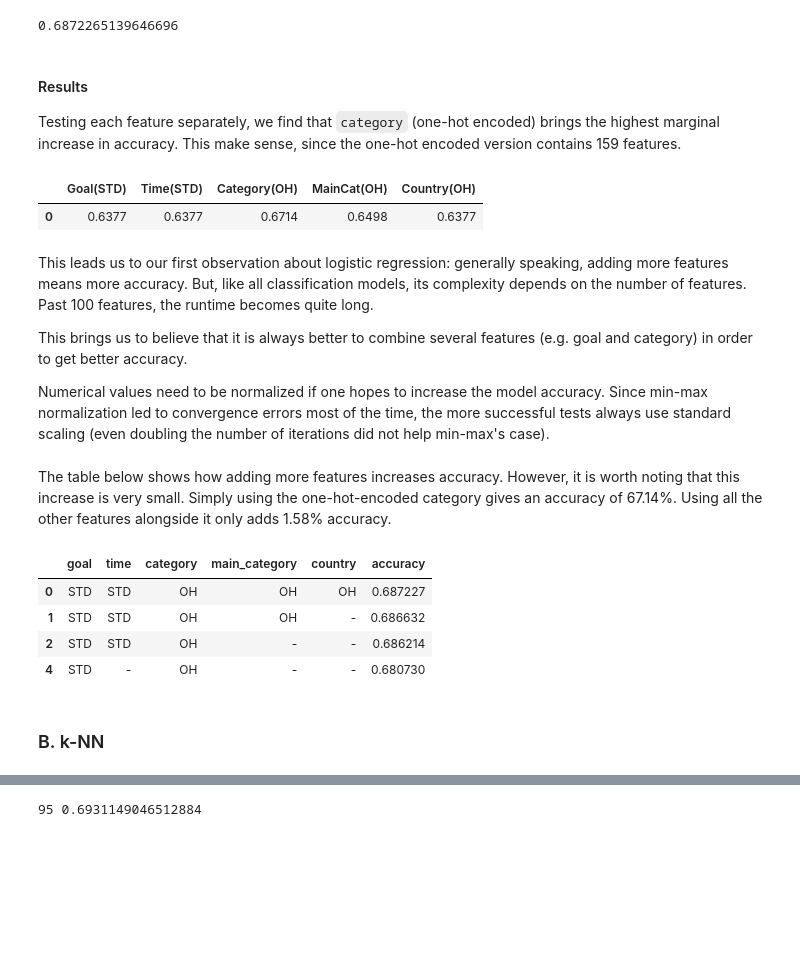
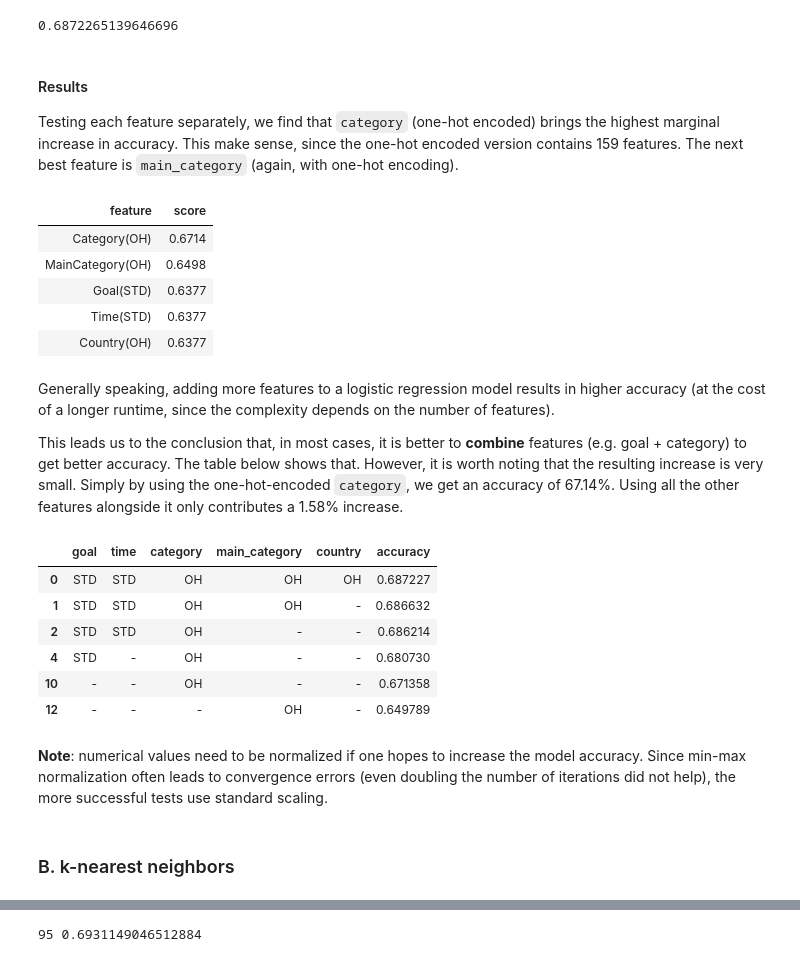
Before and after one commit to tbacha/DMML2019_Team_Apple, a Jupyter notebook: code/Kickstarter_notebook_Team_Apple_ML.ipynb, the cells around one changed output, grey strips where cells are left out. Saved outputs shown, nothing was run; the diff lists cells and outputs as text; code cells hidden in the pictures; blank space fills up the shorter version.

Commit message:
added conclusion, almost finished writing analysis, only LinReg left

```diff
--- a/code/Kickstarter_notebook_Team_Apple_ML.ipynb
+++ b/code/Kickstarter_notebook_Team_Apple_ML.ipynb
@@ -110,28 +126,32 @@ LR.score(X_test, y_test)
 # %% [markdown]
 #### Results
 
-Testing each feature separately, we find that `category` (one-hot encoded) brings the highest marginal increase in accuracy. This make sense, since the one-hot encoded version contains 159 features.
+Testing each feature separately, we find that `category` (one-hot encoded) brings the highest marginal increase in accuracy. This make sense, since the one-hot encoded version contains 159 features. The next best feature is `main_category` (again, with one-hot encoding).
 # %%
-data = {"Goal(STD)":[0.6377], "Time(STD)":[0.6377], "Category(OH)":[0.6714], "MainCat(OH)":[0.6498], "Country(OH)":[0.6377]}
-pd.DataFrame(data)
+data = {"feature":["Goal(STD)","Time(STD)","Category(OH)","MainCategory(OH)","Country(OH)"], "score":[0.6377,0.6377,0.6714,0.6498,0.6377]}
+pd.DataFrame(data).sort_values(by="score", ascending=False).style.hide_index()
 # %% [output]
-|  | Goal(STD) | Time(STD) | Category(OH) | MainCat(OH) | Country(OH) |
-| 0 | 0.6377 | 0.6377 | 0.6714 | 0.6498 | 0.6377 |
+| feature | score |
+| Category(OH) | 0.6714 |
+| MainCategory(OH) | 0.6498 |
+| Goal(STD) | 0.6377 |
+| Time(STD) | 0.6377 |
+| Country(OH) | 0.6377 |
-# %% [markdown]
-This leads us to our first observation about logistic regression: generally speaking, adding more features means more accuracy. But, like all classification models, its complexity depends on the number of features. Past 100 features, the runtime becomes quite long.
-
-This brings us to believe that it is always better to combine several features (e.g. goal and category) in order to get better accuracy.
-
-Numerical values need to be normalized if one hopes to increase the model accuracy. Since min-max normalization led to convergence errors most of the time, the more successful tests always use standard scaling (even doubling the number of iterations did not help min-max's case).
 # %% [markdown]
-The table below shows how adding more features increases accuracy. However, it is worth noting that this increase is very small. Simply using the one-hot-encoded category gives an accuracy of 67.14%. Using all the other features alongside it only adds 1.58% accuracy.
+Generally speaking, adding more features to a logistic regression model results in higher accuracy (at the cost of a longer runtime, since the complexity depends on the number of features).
+
+This leads us to the conclusion that, in most cases, it is better to **combine** features (e.g. goal + category) to get better accuracy. The table below shows that. However, it is worth noting that the resulting increase is very small. Simply by using the one-hot-encoded `category`, we get an accuracy of 67.14%. Using all the other features alongside it only contributes a 1.58% increase.
 # %%
-results["LogisticRegression"].loc[[0,1,2,4],:].fillna("-")
+results["LogisticRegression"].loc[[0,1,2,4,10,12],:].fillna("-")
 # %% [output]
 |  | goal | time | category | main_category | country | accuracy |
 | 0 | STD | STD | OH | OH | OH | 0.687227 |
 | 1 | STD | STD | OH | OH | - | 0.686632 |
 | 2 | STD | STD | OH | - | - | 0.686214 |
 | 4 | STD | - | OH | - | - | 0.680730 |
+| 10 | - | - | OH | - | - | 0.671358 |
+| 12 | - | - | - | OH | - | 0.649789 |
+# %% [markdown]
+**Note**: numerical values need to be normalized if one hopes to increase the model accuracy. Since min-max normalization often leads to convergence errors (even doubling the number of iterations did not help), the more successful tests use standard scaling.
 # %% [markdown]
-### B. k-NN<a name="knn"></a>
+### B. k-nearest neighbors<a name="knn"></a>
```
Also changed, not shown: parts of 55 cells of this notebook, 1 other file.
